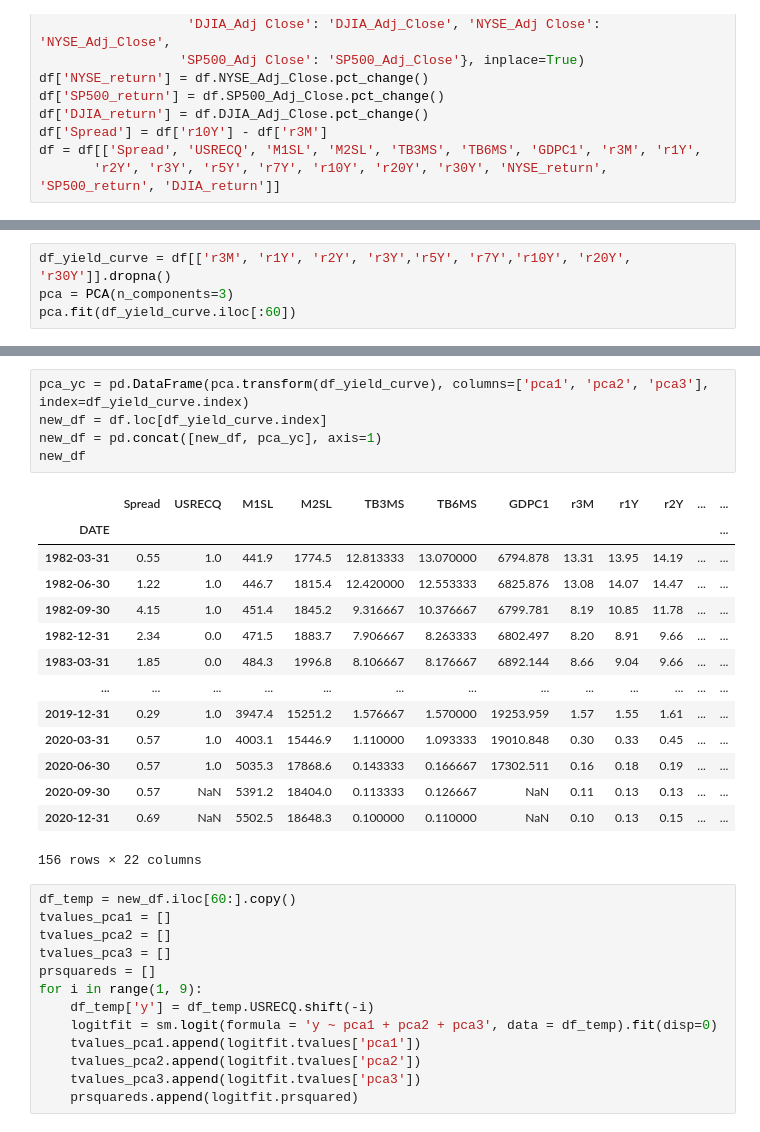
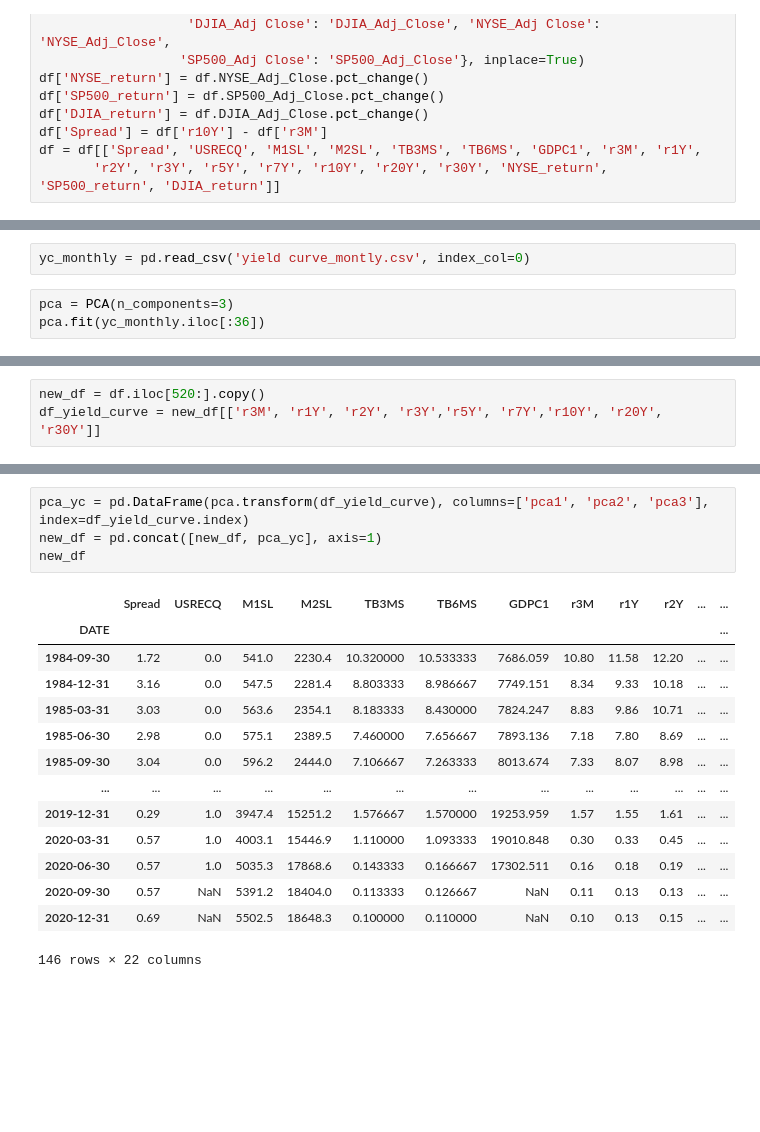
Before and after one commit to Henrywcj/macro_econ, a Jupyter notebook: PCA.ipynb, the cells around one changed output, grey strips where cells are left out. Saved outputs shown, nothing was run; the diff lists cells and outputs as text; blank space fills up the shorter version.

Commit message:
Add monthly yield curve, Add plotting parts

```diff
--- a/PCA.ipynb
+++ b/PCA.ipynb
@@ -18,0 +23,5 @@ df = df[['Spread', 'USRECQ', 'M1SL', 'M2SL', 'TB3MS', 'TB6MS', 'GDPC1', 'r3M', '
+# %%
+yc_monthly = pd.read_csv('yield curve_montly.csv', index_col=0)
+# %%
+pca = PCA(n_components=3)
+pca.fit(yc_monthly.iloc[:36])
@@ -19,4 +128,3 @@ df = df[['Spread', 'USRECQ', 'M1SL', 'M2SL', 'TB3MS', 'TB6MS', 'GDPC1', 'r3M', '
 # %%
-df_yield_curve = df[['r3M', 'r1Y', 'r2Y', 'r3Y','r5Y', 'r7Y','r10Y', 'r20Y', 'r30Y']].dropna()
-pca = PCA(n_components=3)
-pca.fit(df_yield_curve.iloc[:60])
+new_df = df.iloc[520:].copy()
+df_yield_curve = new_df[['r3M', 'r1Y', 'r2Y', 'r3Y','r5Y', 'r7Y','r10Y', 'r20Y', 'r30Y']]
@@ -41,33 +131,19 @@ plt.plot(pca.components_[2])
 # %%
 pca_yc = pd.DataFrame(pca.transform(df_yield_curve), columns=['pca1', 'pca2', 'pca3'], index=df_yield_curve.index)
-new_df = df.loc[df_yield_curve.index]
 new_df = pd.concat([new_df, pca_yc], axis=1)
 new_df
 # %% [output]
 |  | Spread | USRECQ | M1SL | M2SL | TB3MS | TB6MS | GDPC1 | r3M | r1Y | r2Y | ... | ... |
 | DATE |  |  |  |  |  |  |  |  |  |  |  | ... |
-| 1982-03-31 | 0.55 | 1.0 | 441.9 | 1774.5 | 12.813333 | 13.070000 | 6794.878 | 13.31 | 13.95 | 14.19 | ... | ... |
-| 1982-06-30 | 1.22 | 1.0 | 446.7 | 1815.4 | 12.420000 | 12.553333 | 6825.876 | 13.08 | 14.07 | 14.47 | ... | ... |
-| 1982-09-30 | 4.15 | 1.0 | 451.4 | 1845.2 | 9.316667 | 10.376667 | 6799.781 | 8.19 | 10.85 | 11.78 | ... | ... |
-| 1982-12-31 | 2.34 | 0.0 | 471.5 | 1883.7 | 7.906667 | 8.263333 | 6802.497 | 8.20 | 8.91 | 9.66 | ... | ... |
-| 1983-03-31 | 1.85 | 0.0 | 484.3 | 1996.8 | 8.106667 | 8.176667 | 6892.144 | 8.66 | 9.04 | 9.66 | ... | ... |
+| 1984-09-30 | 1.72 | 0.0 | 541.0 | 2230.4 | 10.320000 | 10.533333 | 7686.059 | 10.80 | 11.58 | 12.20 | ... | ... |
+| 1984-12-31 | 3.16 | 0.0 | 547.5 | 2281.4 | 8.803333 | 8.986667 | 7749.151 | 8.34 | 9.33 | 10.18 | ... | ... |
+| 1985-03-31 | 3.03 | 0.0 | 563.6 | 2354.1 | 8.183333 | 8.430000 | 7824.247 | 8.83 | 9.86 | 10.71 | ... | ... |
+| 1985-06-30 | 2.98 | 0.0 | 575.1 | 2389.5 | 7.460000 | 7.656667 | 7893.136 | 7.18 | 7.80 | 8.69 | ... | ... |
+| 1985-09-30 | 3.04 | 0.0 | 596.2 | 2444.0 | 7.106667 | 7.263333 | 8013.674 | 7.33 | 8.07 | 8.98 | ... | ... |
 | ... | ... | ... | ... | ... | ... | ... | ... | ... | ... | ... | ... | ... |
 | 2019-12-31 | 0.29 | 1.0 | 3947.4 | 15251.2 | 1.576667 | 1.570000 | 19253.959 | 1.57 | 1.55 | 1.61 | ... | ... |
 | 2020-03-31 | 0.57 | 1.0 | 4003.1 | 15446.9 | 1.110000 | 1.093333 | 19010.848 | 0.30 | 0.33 | 0.45 | ... | ... |
 | 2020-06-30 | 0.57 | 1.0 | 5035.3 | 17868.6 | 0.143333 | 0.166667 | 17302.511 | 0.16 | 0.18 | 0.19 | ... | ... |
 | 2020-09-30 | 0.57 | NaN | 5391.2 | 18404.0 | 0.113333 | 0.126667 | NaN | 0.11 | 0.13 | 0.13 | ... | ... |
 | 2020-12-31 | 0.69 | NaN | 5502.5 | 18648.3 | 0.100000 | 0.110000 | NaN | 0.10 | 0.13 | 0.15 | ... | ... |
-156 rows × 22 columns
+146 rows × 22 columns
-# %%
-df_temp = new_df.iloc[60:].copy()
-tvalues_pca1 = []
-tvalues_pca2 = []
-tvalues_pca3 = []
-prsquareds = []
-for i in range(1, 9):
-    df_temp['y'] = df_temp.USRECQ.shift(-i)
-    logitfit = sm.logit(formula = 'y ~ pca1 + pca2 + pca3', data = df_temp).fit(disp=0)
-    tvalues_pca1.append(logitfit.tvalues['pca1'])
-    tvalues_pca2.append(logitfit.tvalues['pca2'])
-    tvalues_pca3.append(logitfit.tvalues['pca3'])
-    prsquareds.append(logitfit.prsquared)
```
Also changed, not shown: parts of 37 cells of this notebook, 1 other file.
